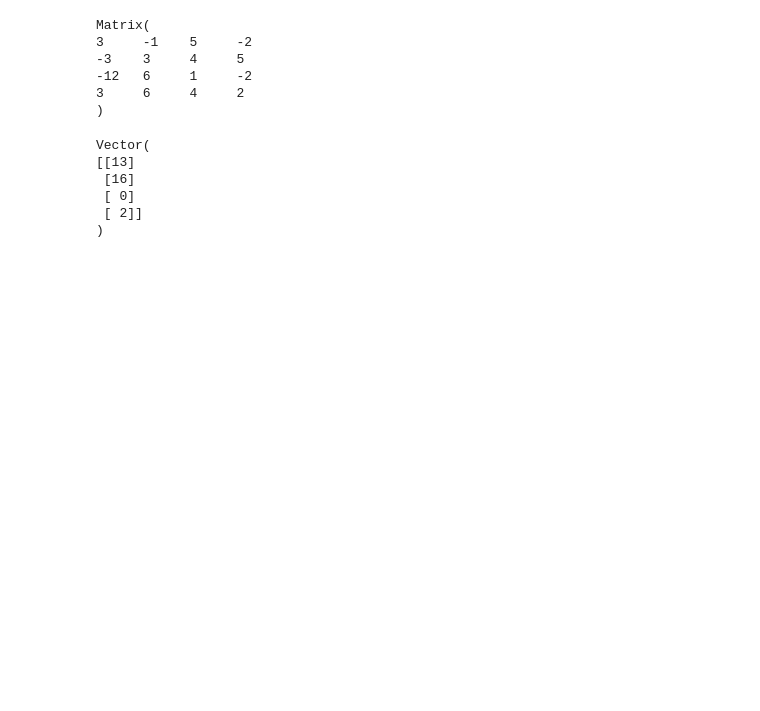
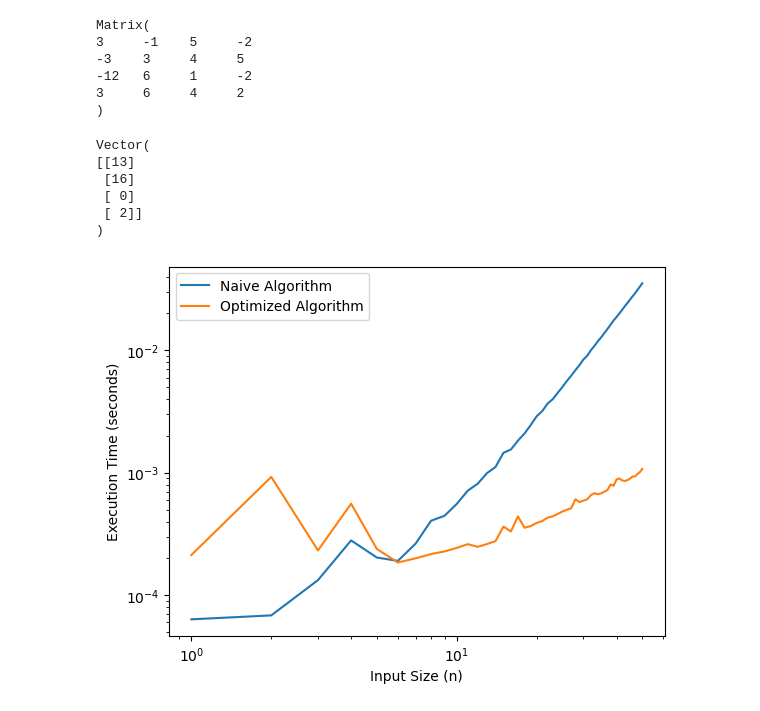
Before and after one commit to VictoriousGladiator/01ALMA1, a Jupyter notebook: 11Week.ipynb, the cells around one changed output. Drawn from its saved outputs; the diff is of its cells as text; code cells hidden in the pictures; blank space fills up the shorter version.

```diff
--- a/11Week.ipynb
+++ b/11Week.ipynb
@@ -14,6 +14,9 @@
     compare the runtime of both a) and b)
 """
 import numpy as np
+from scipy.linalg import toeplitz
+import timeit
+import matplotlib.pyplot as plt
 class Vector:
     def __init__(self, elements: list[int| float]):
         self.vector = np.array(elements,dtype=np.float64)
@@ -67,8 +70,6 @@ class Gauss:
         else:
             self.dim = len(self.b)
         self.x = np.zeros(self.dim,dtype=np.float64)
-        print(self.A.shape)
-        print(self.dim)
 
     def normal_algorithm(self):
         for k in np.arange(self.dim - 1):
@@ -99,6 +100,28 @@ class Gauss:
             self.x[i] = (self.b[i] - total) / self.A[i, i]
 
         return Vector(self.x)
+
+    def runtime(self,MAX):
+        RANGE = np.arange(1,MAX+1)
+        y_normal = list()
+        y_opt = list()
+        for max in RANGE:
+            n = Vector(np.arange(max,-1,-1)).transpose()
+            b = Vector(np.ones(max+1))
+            t = toeplitz(n)
+
+            y1 = timeit.timeit(lambda: Gauss(t,b).normal_algorithm(),number=1)
+            y_normal.append(y1)
+
+            y2 = timeit.timeit(lambda: Gauss(t,b).optimized(),number=1)
+            y_opt.append(y2)
+        plt.loglog(RANGE, y_normal, label='Naive Algorithm')
+        plt.loglog(RANGE, y_opt, label='Optimized Algorithm')
+
+        plt.xlabel('Input Size (n)')
+        plt.ylabel('Execution Time (seconds)')
+        plt.legend()
+        plt.show()
 # %%
 A = [[3,-1,5,-2],[-3,4,-1,7],[-12,10,-11,16],[3,5,17,2]]
 b = [13,3,-20,47]
@@ -142,3 +162,7 @@ Vector(
  [ 0]
  [ 2]]
 )
+# %%
+g.runtime(50)
+# %% [output]
+[figure, added]
```
Also changed, not shown: parts of 1 cell of this notebook.
